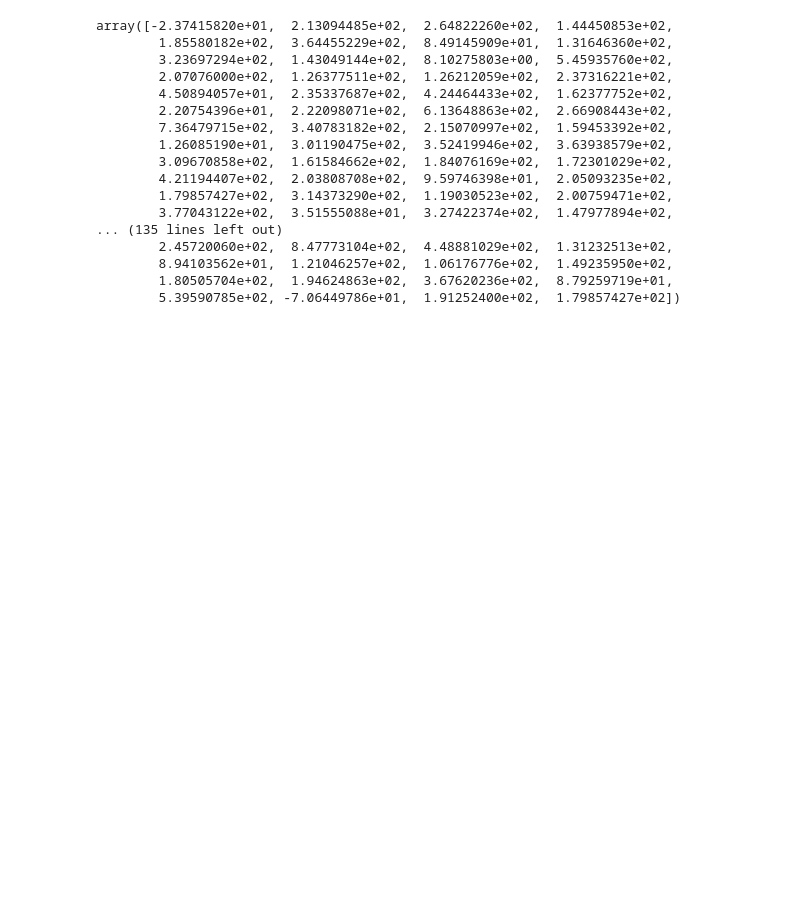
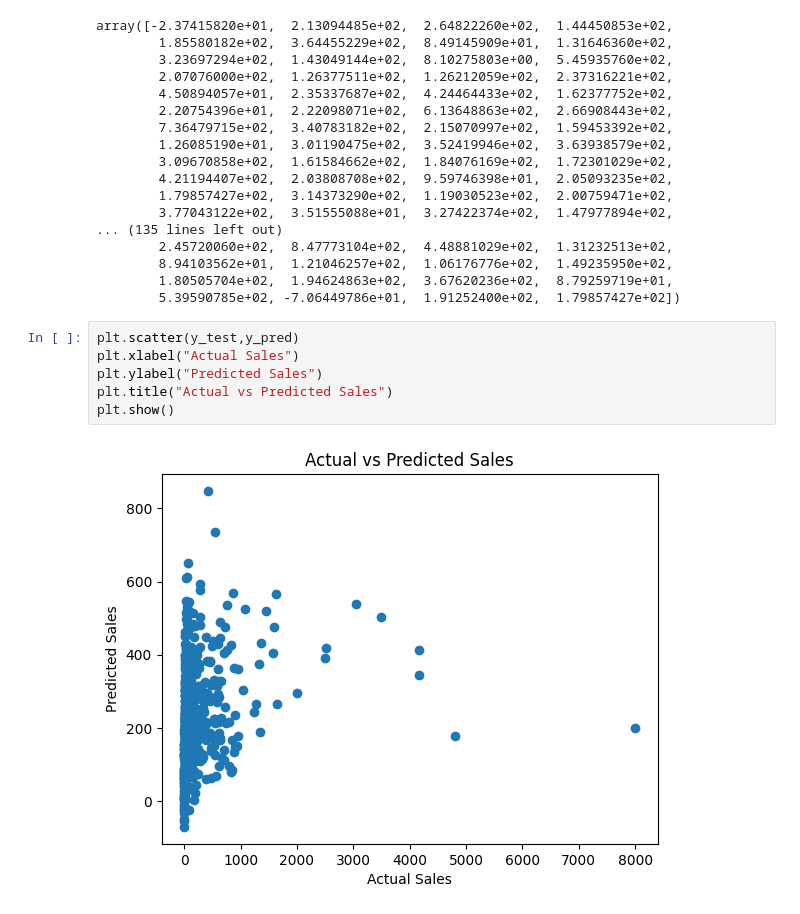
Before and after one commit to ankitg-02/sales_analysis, a Jupyter notebook: Corporate.ipynb, the cells around one changed output. Drawn from its saved outputs; the diff is of its cells as text; blank space fills up the shorter version.

```diff
--- a/Corporate.ipynb
+++ b/Corporate.ipynb
@@ -305,3 +308,11 @@ array([-2.37415820e+01,  2.13094485e+02,  2.64822260e+02,  1.44450853e+02,
         8.94103562e+01,  1.21046257e+02,  1.06176776e+02,  1.49235950e+02,
         1.80505704e+02,  1.94624863e+02,  3.67620236e+02,  8.79259719e+01,
         5.39590785e+02, -7.06449786e+01,  1.91252400e+02,  1.79857427e+02])
+# %%
+plt.scatter(y_test,y_pred)
+plt.xlabel("Actual Sales")
+plt.ylabel("Predicted Sales")
+plt.title("Actual vs Predicted Sales")
+plt.show()
+# %% [output]
+[figure, added]
```
Also changed, not shown: parts of 3 cells of this notebook.
